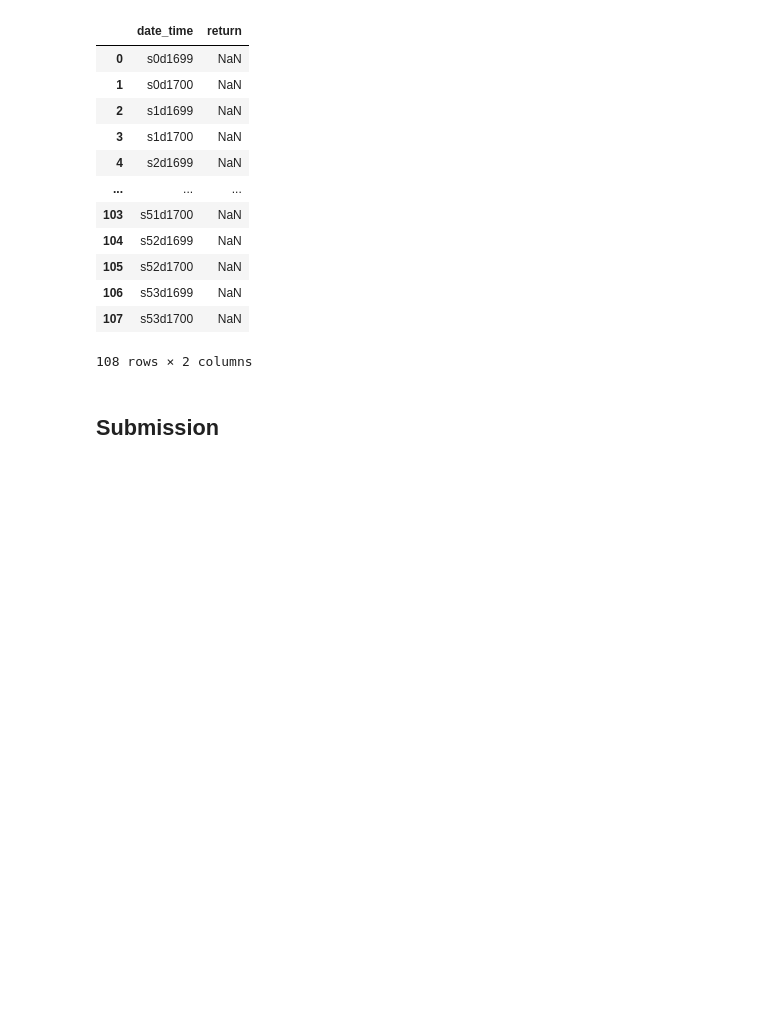
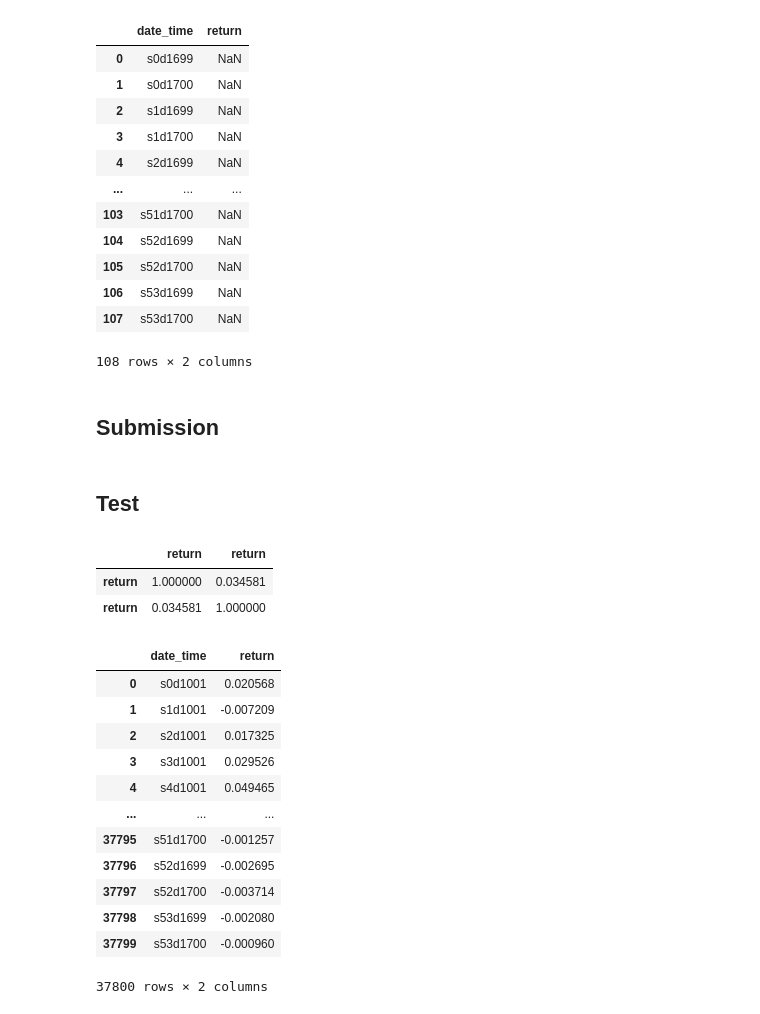
Before and after one commit to Joel113-sys/Kaggle, a Jupyter notebook: QIDS/py/lhw.ipynb, the cells around one changed output. Drawn from its saved outputs; the diff is of its cells as text; code cells hidden in the pictures; blank space fills up the shorter version.

```diff
--- a/QIDS/py/lhw.ipynb
+++ b/QIDS/py/lhw.ipynb
@@ -150,10 +150,12 @@ train_path = write_path + "train.csv"
 test_path = write_path + "test.csv"
 # real_return_path = write_path + "real_return.csv"
 real_return_path = write_path + "real_return_reorder.csv"
+real_test_path = write_path + "return2.csv"
 
 train = pd.read_csv(train_path)
 test = pd.read_csv(test_path)
 real_return = pd.read_csv(real_return_path)
+real_test = pd.read_csv(real_test_path)
 # %%
 test
 # %% [output]
@@ -328,3 +330,28 @@ final_real.to_csv("return2.csv", index=False)
 ## Submission
 # %%
 submit(pred)
+# %% [markdown]
+## Test
+# %%
+sub_file = pd.read_csv("../sub/submission_20230310_6.csv")
+pd.concat([sub_file,real_test], axis=1).corr()
+# %% [output]
+|  | return | return |
+| return | 1.000000 | 0.034581 |
+| return | 0.034581 | 1.000000 |
+# %%
+real_test
+# %% [output]
+|  | date_time | return |
+| 0 | s0d1001 | 0.020568 |
+| 1 | s1d1001 | -0.007209 |
+| 2 | s2d1001 | 0.017325 |
+| 3 | s3d1001 | 0.029526 |
+| 4 | s4d1001 | 0.049465 |
+| ... | ... | ... |
+| 37795 | s51d1700 | -0.001257 |
+| 37796 | s52d1699 | -0.002695 |
+| 37797 | s52d1700 | -0.003714 |
+| 37798 | s53d1699 | -0.002080 |
+| 37799 | s53d1700 | -0.000960 |
+37800 rows × 2 columns
```
Also changed, not shown: parts of 3 cells of this notebook, 8 other files.
